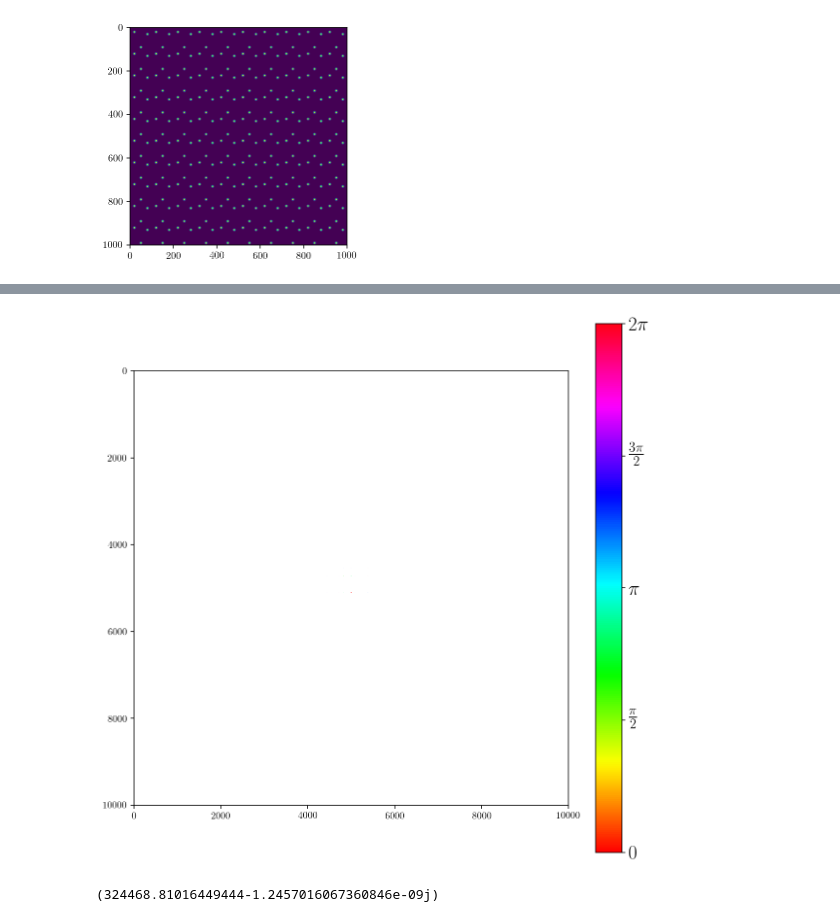
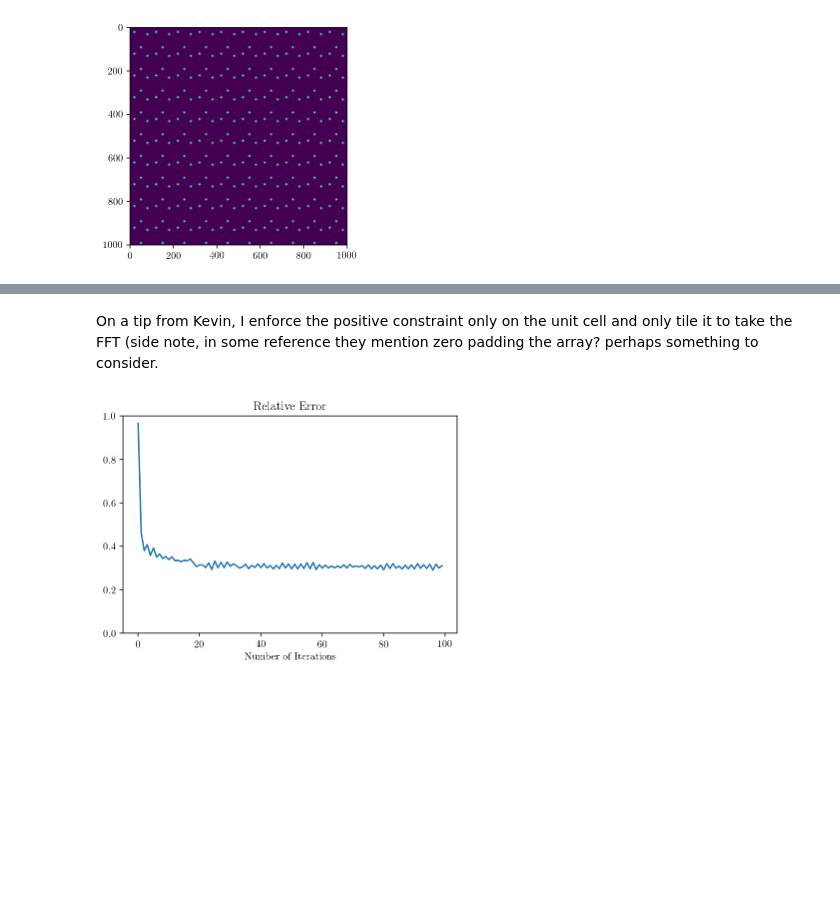
Before and after one commit to Hekstra-Lab/phase-retrieval, a Jupyter notebook: lattices.ipynb, the cells around one changed output, grey strips where cells are left out. Drawn from its saved outputs; the diff is of its cells as text; code cells hidden in the pictures; blank space fills up the shorter version.

```diff
--- a/lattices.ipynb
+++ b/lattices.ipynb
@@ -124,11 +117,0 @@ plt.show()
-# %%
-rings = gaussian_lattice(10,500,20, circ_mu)
-ft_rings = np.fft.fft2(rings)
-# %%
-phase_intensity_plot(np.fft.fftshift(ft_rings))
-# %% [output]
-[figure, removed]
-# %%
-np.sum(ft_rings[ft_rings>0])
-# %% [output]
-(324468.81016449444-1.2457016067360846e-09j)
@@ -134,0 +121,41 @@ np.sum(ft_rings[ft_rings>0])
+# %%
+def ks_err(guess,answer):
+    g = np.ravel(guess)
+    a = np.ravel(answer)
+    abs_err = np.sum((np.abs(g)-np.abs(a))**2)
+    norm = np.sum(np.abs(a)**2)
+    return abs_err/norm
+# %% [markdown]
+On a tip from Kevin, I enforce the positive constraint only on the unit cell and only tile it to take the FFT (side note, in some reference they mention zero padding the array? perhaps something to consider.
+# %%
+#uc = gaussian_lattice(10,1000,1,circ_mu,10)
+uc = rings[:100,:100]
+mt = np.fft.fft2(uc)
+mags = get_mag(ft_rings)
+phases = get_phase(mt)
+n_iters = 100
+rs_const = gaussian_lattice(1,def_uc,1,np.array([[50,50]]),500) #Guess a gaussian centered in the middle of the uc
+arb_centers = [[10,10],[10,30],[40,20],[50,20],[50,50],[30,60],[60,80],[80,60],[20,60],[50,80]]
+#rs_const = gaussian_lattice(10,def_uc,1,arb_centers,10) #Guess 10 atoms "randomly" placed
+rs_track = np.zeros((n_iters+1,uc.shape[0],uc.shape[1]))
+rs_track[0]= rs_const
+ks_err_track = np.zeros(n_iters) #Compute the error in k-space per the Fineup article I sent
+for i in range(n_iters):
+    ft = np.fft.fft2(np.tile(rs_const,(10,10)))
+    ks_err_track[i] = ks_err(ft,ft_rings)
+    #Mix known magnitudes and guessed phases
+    ks_est = mix_FT_arr(mags,get_phase(ft))
+    #Inverse fourier transfrom your phase guess with the given magnitudes
+    rs_est = np.fft.ifft2(ks_est)[:100,:100]
+    #Require the real part of the real space estimate be positive, set others to zero
+    gamma  = (np.real(rs_est)>0)
+    rs_const = np.abs(rs_est*gamma)
+    rs_track[i+1] = rs_const
+# %%
+plt.plot(ks_err_track)
+plt.title(r"Relative Error")
+plt.ylim([0,1])
+plt.xlabel(r"Number of Iterations")
+plt.show()
+# %% [output]
+[figure, added]
```
Also changed, not shown: parts of 18 cells of this notebook.
